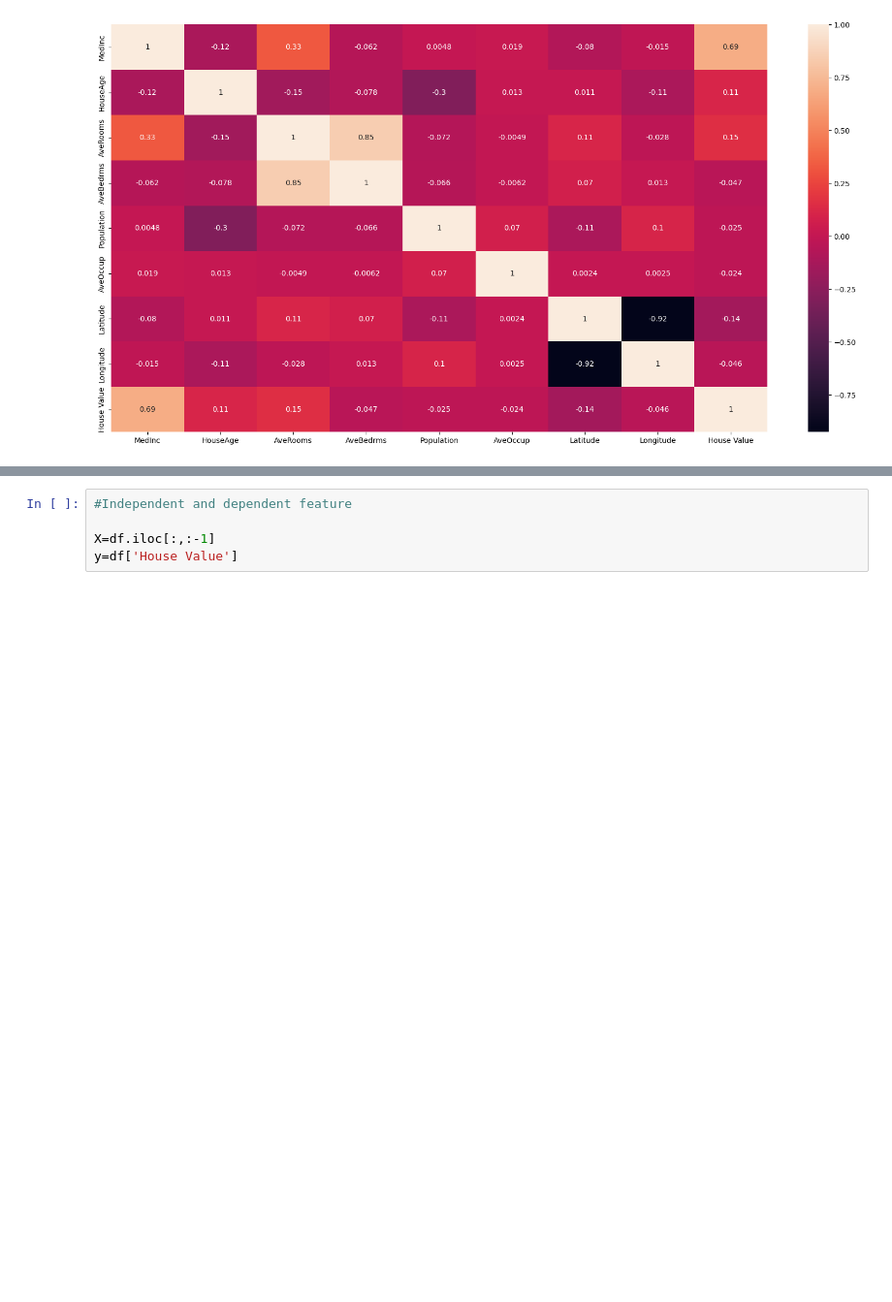
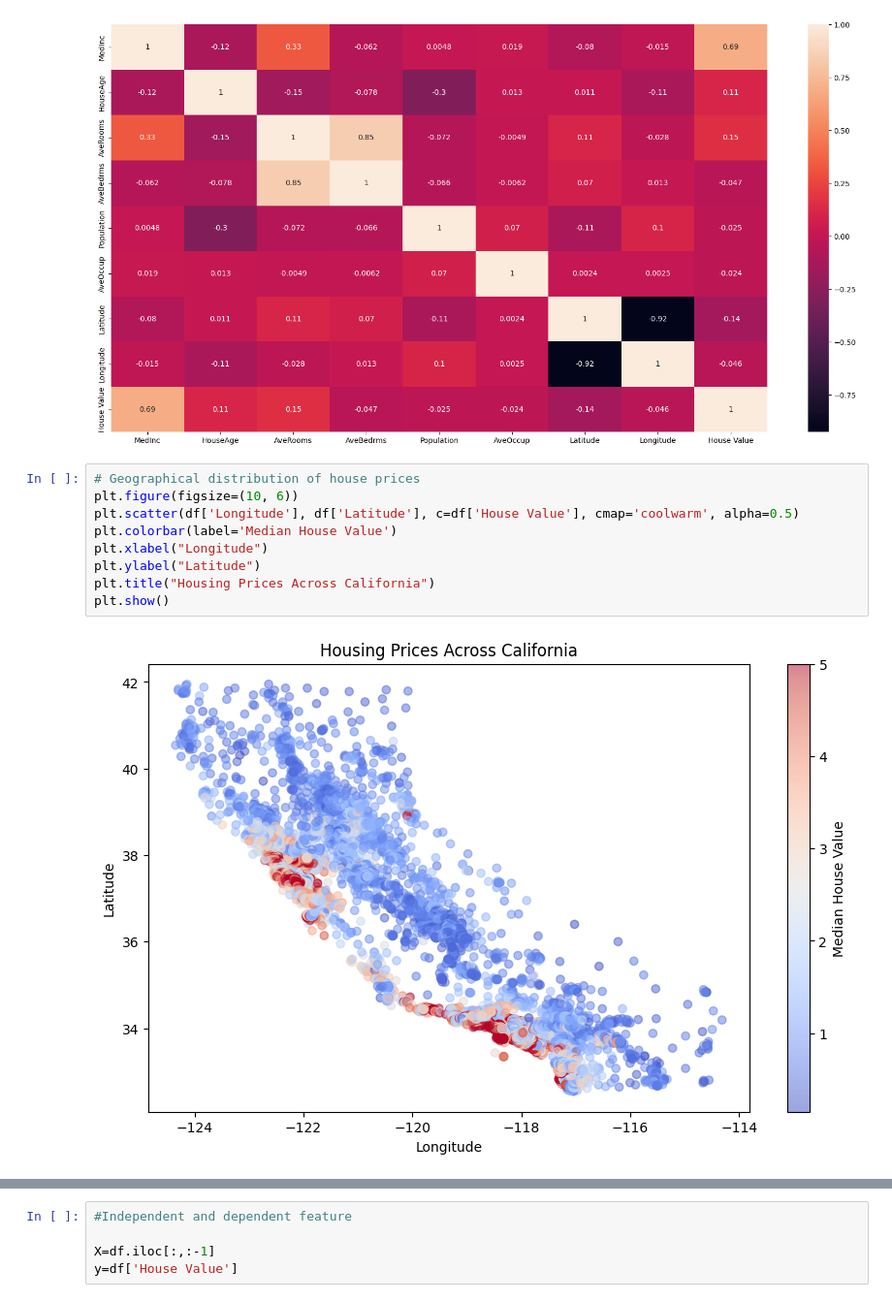
Before and after one commit to rushxbh910/California-Housing-Price-Prediction, a Jupyter notebook: Model_Training.ipynb, the cells around one changed output, grey strips where cells are left out. Shown at 97% size. Drawn from its saved outputs; the diff is of its cells as text; blank space fills up the shorter version.

```diff
--- a/Model_Training.ipynb
+++ b/Model_Training.ipynb
@@ -141,3 +141,14 @@ sns.heatmap(df.corr(),annot=True)
 # %% [output]
 <Axes: >
 [figure]
+# %%
+# Geographical distribution of house prices
+plt.figure(figsize=(10, 6))
+plt.scatter(df['Longitude'], df['Latitude'], c=df['House Value'], cmap='coolwarm', alpha=0.5)
+plt.colorbar(label='Median House Value')
+plt.xlabel("Longitude")
+plt.ylabel("Latitude")
+plt.title("Housing Prices Across California")
+plt.show()
+# %% [output]
+[figure, added]
```
Also changed, not shown: parts of 2 cells of this notebook.
